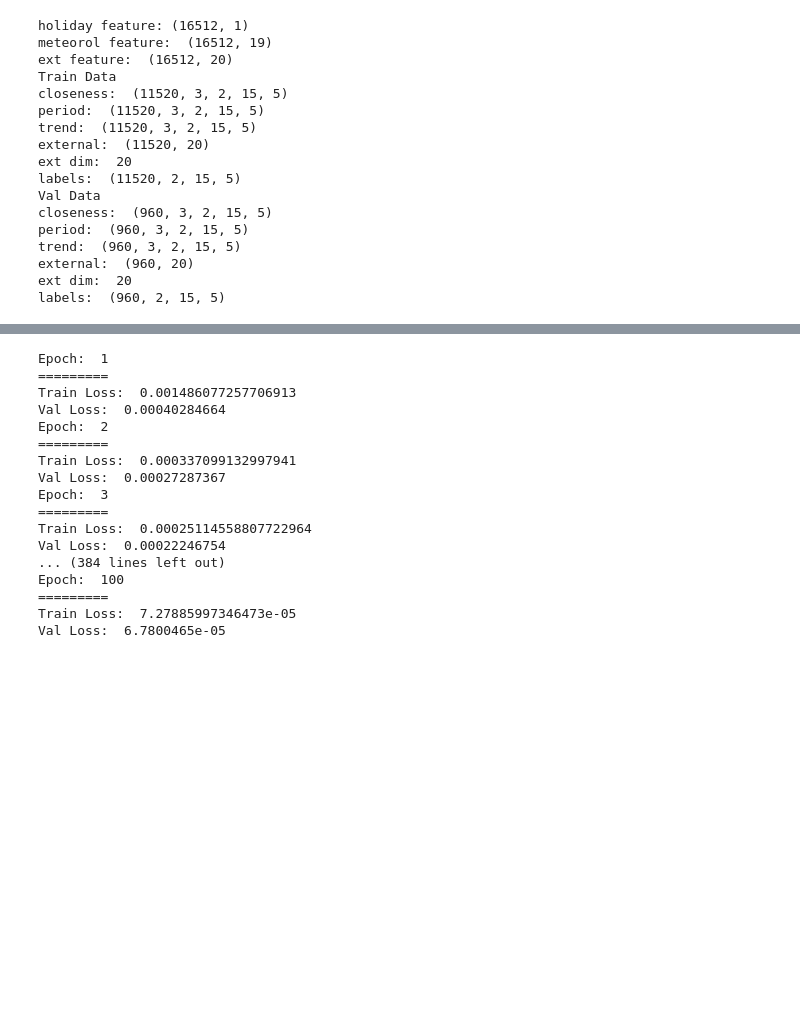
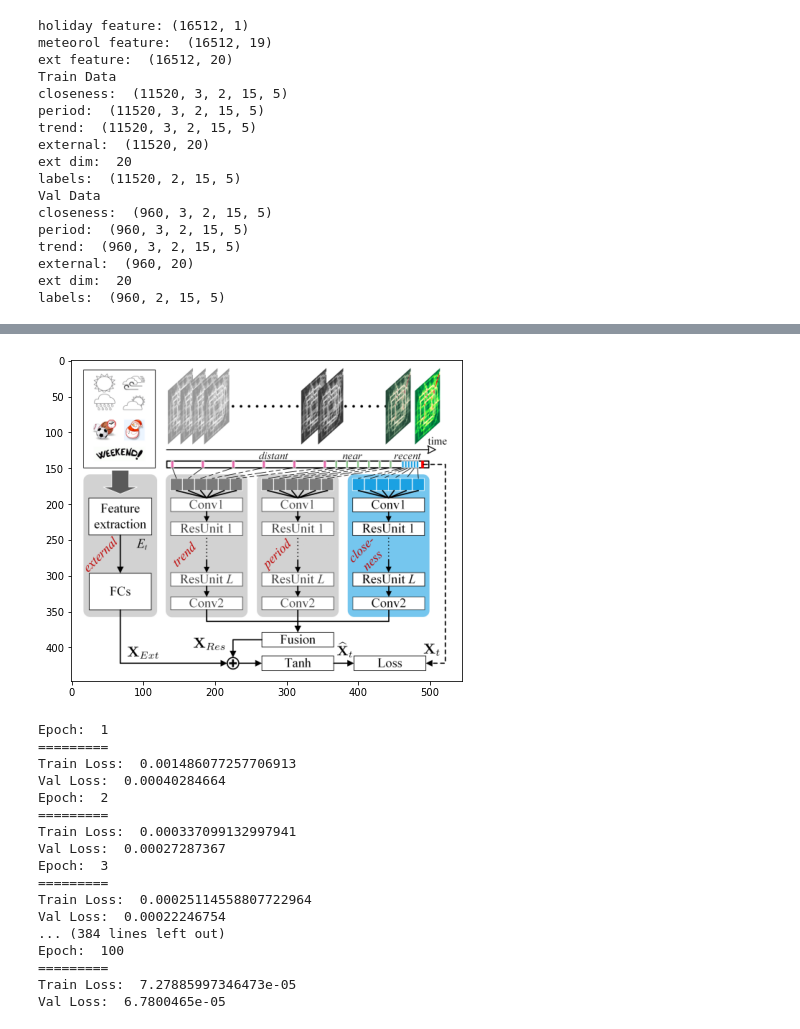
Before and after one commit to mhmdrdwn/traffic, a Jupyter notebook: flow/stresnet.ipynb, the cells around one changed output, grey strips where cells are left out. Cells and saved outputs as stored; diff of their text form; code cells hidden in the pictures; blank space fills up the shorter version.

```diff
--- a/flow/stresnet.ipynb
+++ b/flow/stresnet.ipynb
@@ -352,3 +356,11 @@ test_iter = torch.utils.data.DataLoader(test_data, batch_size)
+# %%
+import matplotlib.pyplot as plt
+import matplotlib.image as mpimg
+plt.figure(figsize=(7,7))
+plt.imshow(mpimg.imread('https://raw.githubusercontent.com/snehasinghania/STResNet/master/assets/st-resnet.png'))
+plt.show()
+# %% [output]
+[figure, added]
 # %%
 """Mode network, modified after: https://github.com/BruceBinBoxing/ST-ResNet-Pytorch"""
 
```
Also changed, not shown: parts of 1 cell of this notebook.
